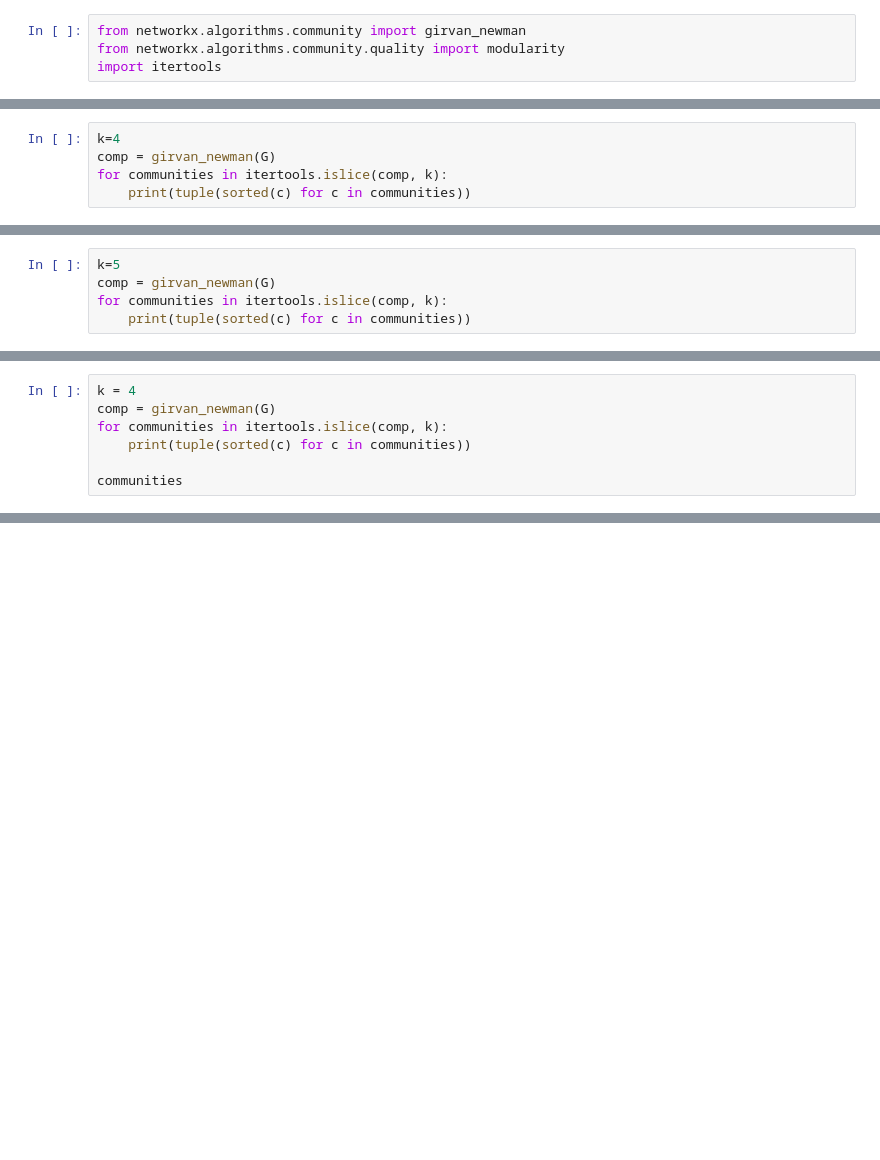
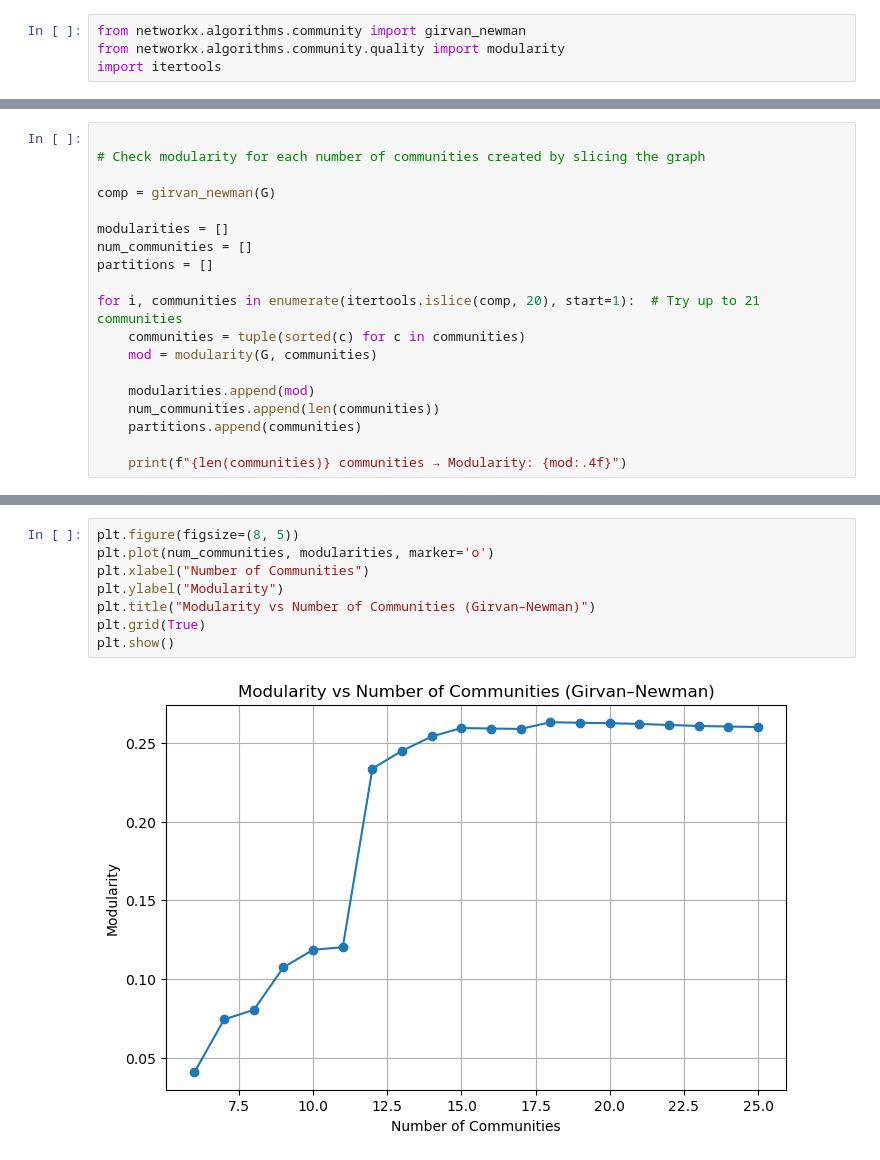
Before and after one commit to RoyiKatz1/billboard-100-lyrics-analysis, a Jupyter notebook: notebooks/measures.ipynb, the cells around one changed output, grey strips where cells are left out. Saved outputs shown, nothing was run; the diff lists cells and outputs as text; blank space fills up the shorter version.

Commit message:
community partitioning visualization fix

```diff
--- a/notebooks/measures.ipynb
+++ b/notebooks/measures.ipynb
@@ -104,5 +79,0 @@ nx.community.modularity(G, communities)
-# %%
-k=4
-comp = girvan_newman(G)
-for communities in itertools.islice(comp, k):
-    print(tuple(sorted(c) for c in communities))
@@ -118,5 +79,0 @@ nx.community.modularity(G, communities)
-# %%
-k=5
-comp = girvan_newman(G)
-for communities in itertools.islice(comp, k):
-    print(tuple(sorted(c) for c in communities))
@@ -133,7 +79,0 @@ nx.community.modularity(G, communities)
-# %%
-k = 4
-comp = girvan_newman(G)
-for communities in itertools.islice(comp, k):
-    print(tuple(sorted(c) for c in communities))
-
-communities
@@ -161,0 +80,19 @@ NameError: name 'node_groups' is not defined
+# %%
+
+# Check modularity for each number of communities created by slicing the graph
+
+comp = girvan_newman(G)
+
+modularities = []
+num_communities = []
+partitions = []
+
+for i, communities in enumerate(itertools.islice(comp, 20), start=1):  # Try up to 21 communities
+    communities = tuple(sorted(c) for c in communities)
+    mod = modularity(G, communities)
+
+    modularities.append(mod)
+    num_communities.append(len(communities))
+    partitions.append(communities)
+
+    print(f"{len(communities)} communities → Modularity: {mod:.4f}")
@@ -161,0 +120,10 @@ NameError: name 'node_groups' is not defined
+# %%
+plt.figure(figsize=(8, 5))
+plt.plot(num_communities, modularities, marker='o')
+plt.xlabel("Number of Communities")
+plt.ylabel("Modularity")
+plt.title("Modularity vs Number of Communities (Girvan–Newman)")
+plt.grid(True)
+plt.show()
+# %% [output]
+[figure, added]
```
Also changed, not shown: parts of 26 cells of this notebook, 12 other files.
